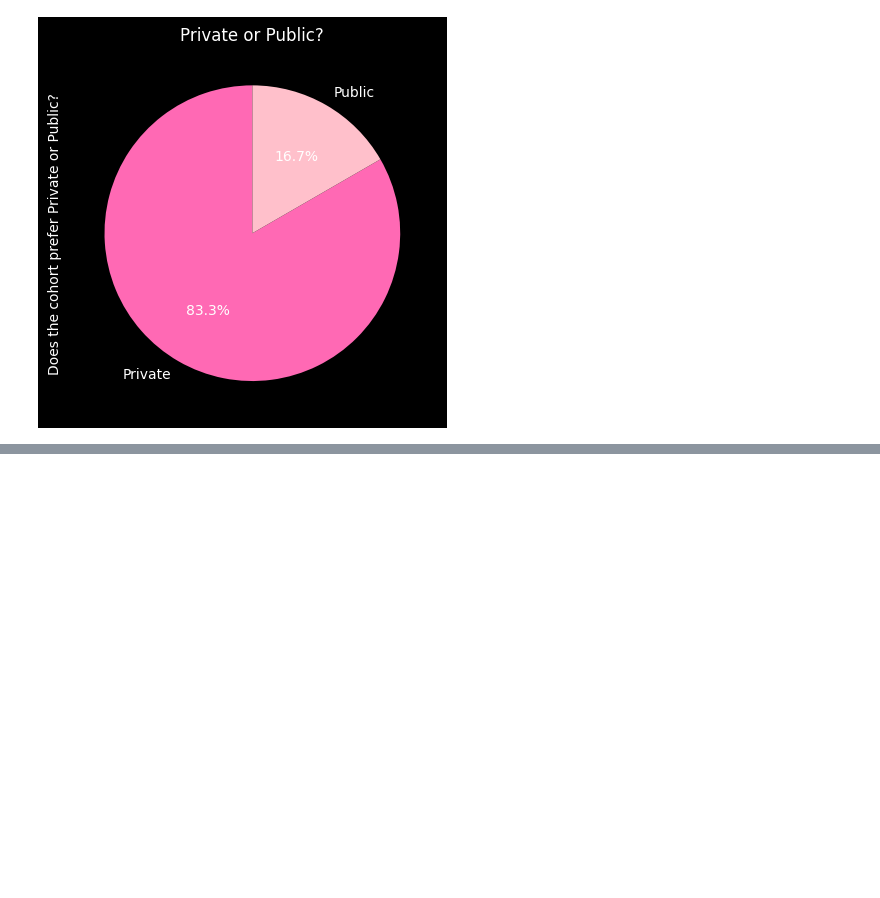
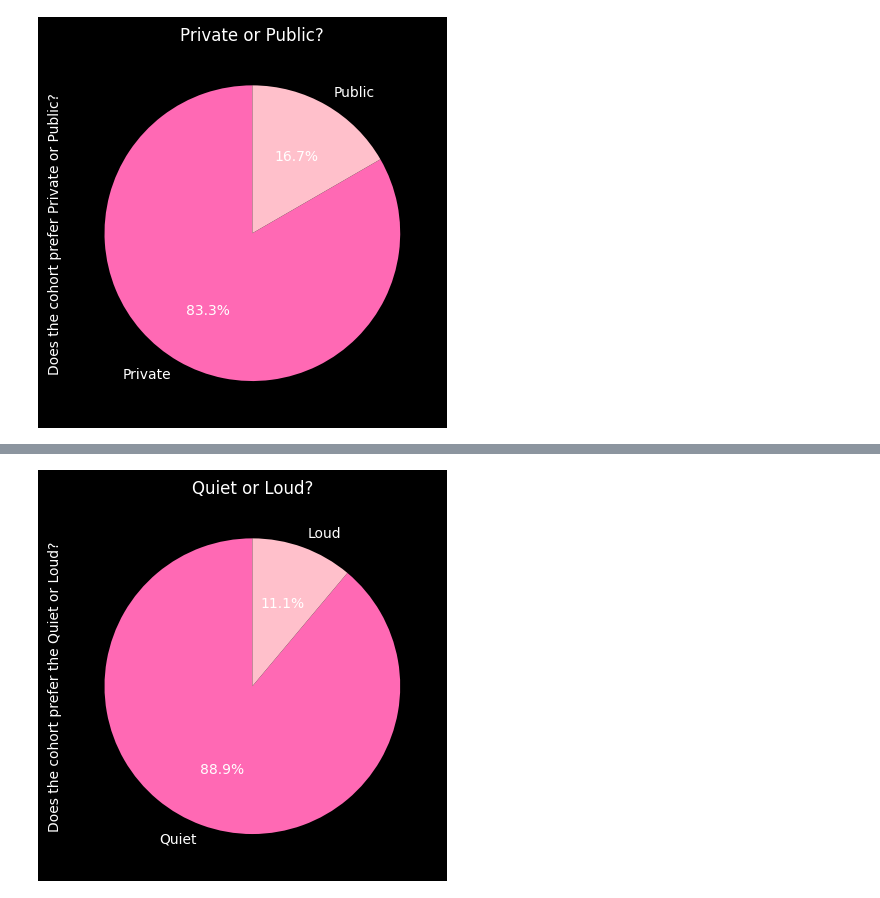
Before and after one commit to Ollyje/olly-data-among-us, a Jupyter notebook: Olly_Survey.ipynb, the cells around one changed output, grey strips where cells are left out. Cells and saved outputs as stored; diff of their text form; code cells hidden in the pictures; blank space fills up the shorter version.

```diff
--- a/Olly_Survey.ipynb
+++ b/Olly_Survey.ipynb
@@ -204,0 +230,11 @@ plt.show()
+# %%
+ax = survey['Quiet_or_Loud'].value_counts().plot(kind='pie', autopct='%1.1f%%', startangle=90, colors=['hotpink', 'pink'], textprops={'color': 'white'})
+
+plt.gcf().set_facecolor('black')  # Set the figure (overall) background to black
+ax.set_facecolor('black')
+
+plt.title('Quiet or Loud?', color ='white')
+plt.ylabel('Does the cohort prefer the Quiet or Loud?', color ='white')
+plt.show()
+# %% [output]
+[figure, added]
```
Also changed, not shown: parts of 2 cells of this notebook.
